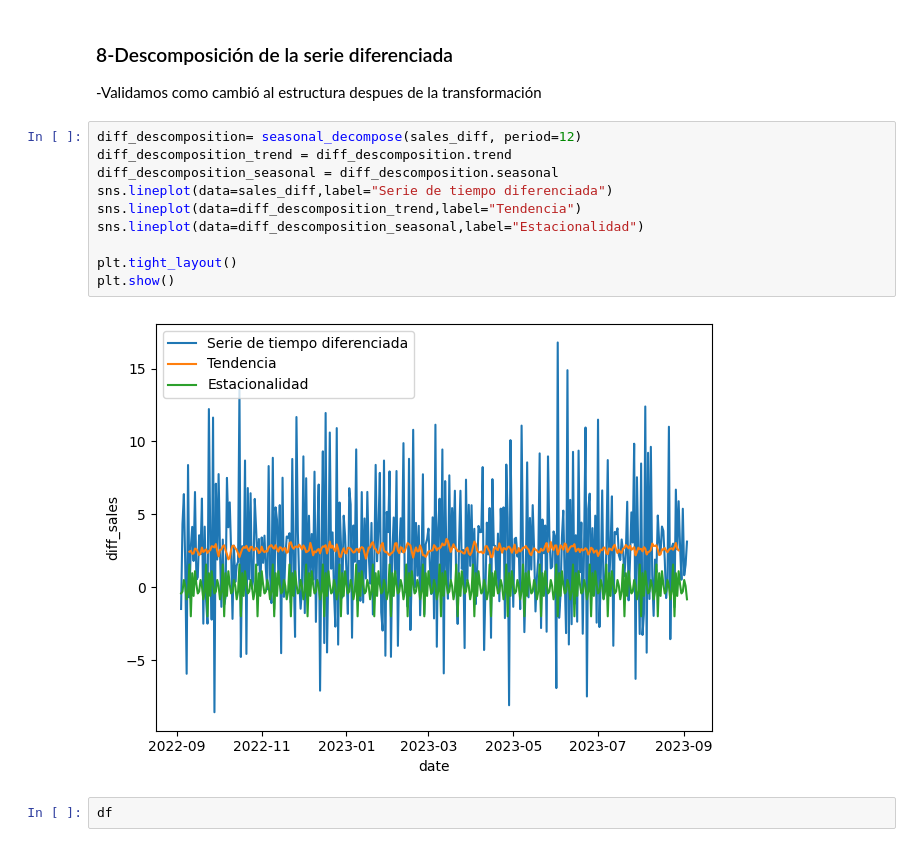
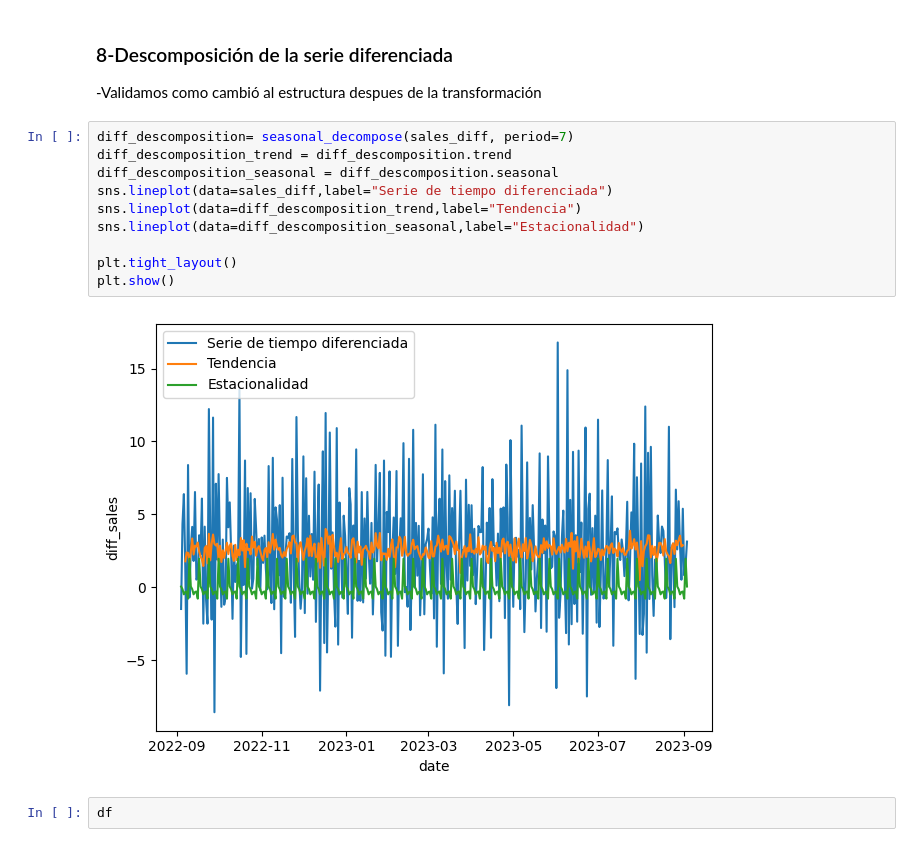
Before and after one commit to 4GeeksAcademy/Elreno23-machine-learning-python-template, a Jupyter notebook: src/10-time-series-forecasting-sales.ipynb, the cells around one changed output. Cells and saved outputs as stored; diff of their text form.

Commit message:
10-time-series-forecasting-sales

```diff
--- a/src/10-time-series-forecasting-sales.ipynb
+++ b/src/10-time-series-forecasting-sales.ipynb
@@ -198,17 +200,17 @@ Como podemos observar en este nuevo test podemos rechazar la H0, es decir, ahora
 
 -Validamos como cambió al estructura despues de la transformación
 # %%
-diff_descomposition= seasonal_decompose(sales_diff, period=12)
+diff_descomposition= seasonal_decompose(sales_diff, period=7)
 diff_descomposition_trend = diff_descomposition.trend
 diff_descomposition_seasonal = diff_descomposition.seasonal
 sns.lineplot(data=sales_diff,label="Serie de tiempo diferenciada")
 sns.lineplot(data=diff_descomposition_trend,label="Tendencia")
 sns.lineplot(data=diff_descomposition_seasonal,label="Estacionalidad")
 
 plt.tight_layout()
 plt.show()
 # %% [output]
-[figure, old version]
+[figure, new version]
 # %%
 df
 # %% [output]
```
Also changed, not shown: parts of 26 cells of this notebook, 2 other files.
